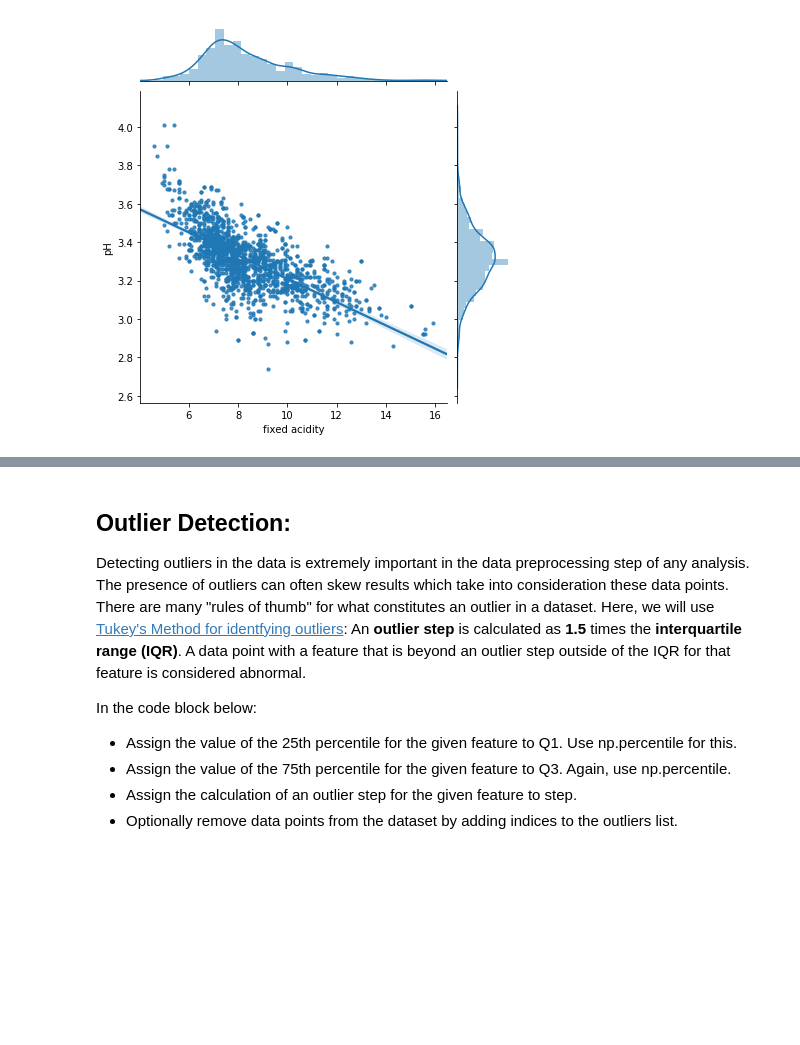
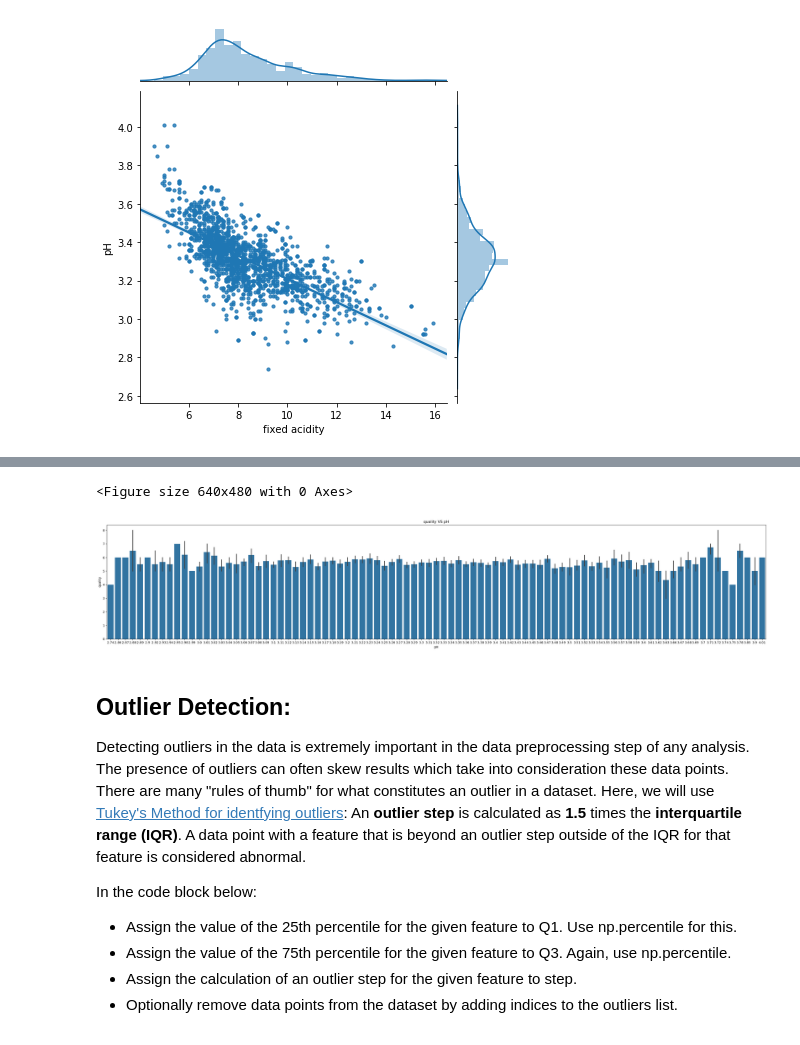
Before and after one commit to Saraamps/ML-supervised-learning, a Jupyter notebook: game-of-wines/game-of-wines.ipynb, the cells around one changed output, grey strips where cells are left out. Cells and saved outputs as stored; diff of their text form; code cells hidden in the pictures; blank space fills up the shorter version.

```diff
--- a/game-of-wines/game-of-wines.ipynb
+++ b/game-of-wines/game-of-wines.ipynb
@@ -262,13 +260,16 @@ NameError: name 'data' is not defined
 # %%
 # TODO (OPTIONAL): Select any two features of your choice and view their relationship
 quality_ph = data[['pH', 'quality']]
-figs, axs = plt.subplots(ncols=1, figsize(10,6))
+figs, axs = plt.subplots(ncols=1, figsize=(30,6))
 sns.barplot(x="pH", y= "quality", data=quality_ph, ax=axs)
 plt.title("quality VS pH")
 
 plt.tight_layout()
 plt.show()
 plt.gcf().clear()
+# %% [output]
+<Figure size 640x480 with 0 Axes>
+[figure, added]
 # %% [markdown]
 ## Outlier Detection:
 
```
Also changed, not shown: parts of 9 cells of this notebook, 1 other file.
